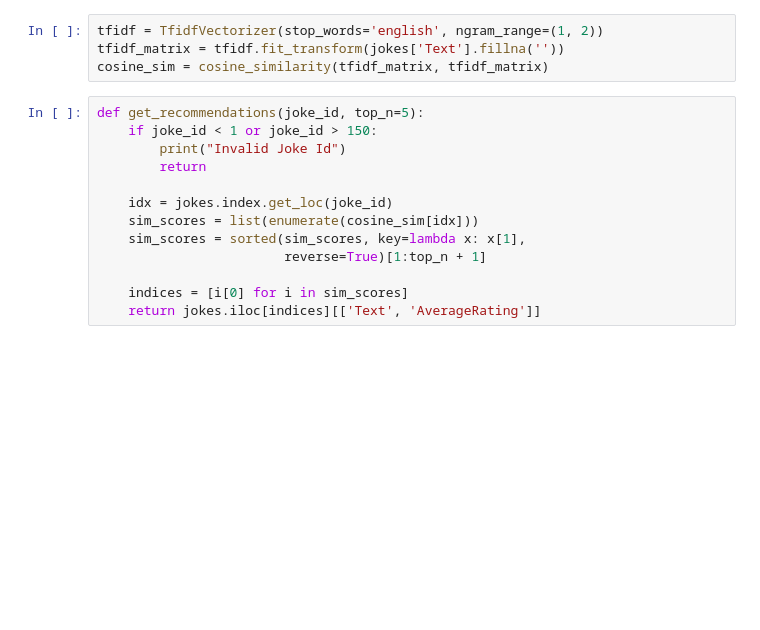
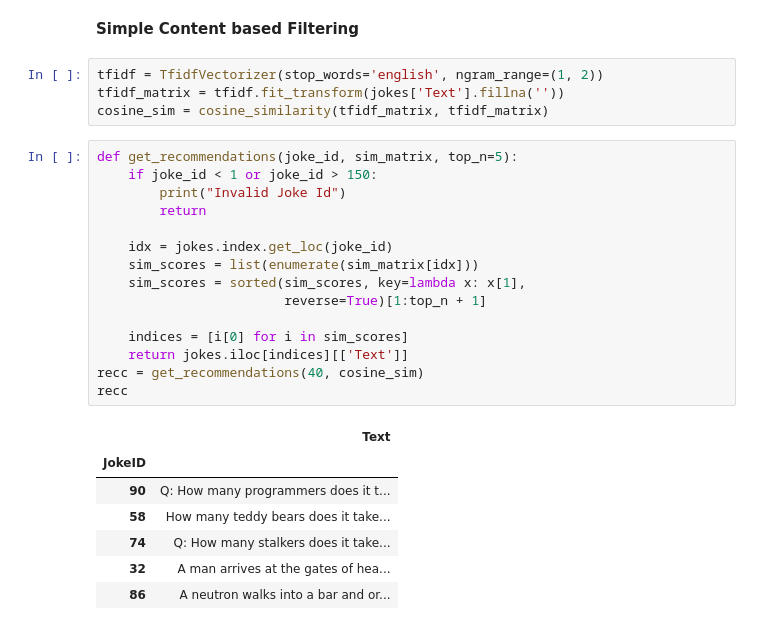
Before and after one commit to marto3344/Jokes-Recommender-System, a Jupyter notebook: notebooks/reccomendations.ipynb, the cells around one changed output. Drawn from its saved outputs; the diff is of its cells as text; blank space fills up the shorter version.

Commit message:
collaborative filtering experiments

```diff
--- a/notebooks/reccomendations.ipynb
+++ b/notebooks/reccomendations.ipynb
@@ -16,18 +23,30 @@ jokes.head()
+# %% [markdown]
+**Simple Content based Filtering**
 # %%
 tfidf = TfidfVectorizer(stop_words='english', ngram_range=(1, 2))
 tfidf_matrix = tfidf.fit_transform(jokes['Text'].fillna(''))
 cosine_sim = cosine_similarity(tfidf_matrix, tfidf_matrix)
 # %%
-def get_recommendations(joke_id, top_n=5):
+def get_recommendations(joke_id, sim_matrix, top_n=5):
     if joke_id < 1 or joke_id > 150:
         print("Invalid Joke Id")
         return
 
     idx = jokes.index.get_loc(joke_id)
-    sim_scores = list(enumerate(cosine_sim[idx]))
+    sim_scores = list(enumerate(sim_matrix[idx]))
     sim_scores = sorted(sim_scores, key=lambda x: x[1],
                         reverse=True)[1:top_n + 1]
 
     indices = [i[0] for i in sim_scores]
-    return jokes.iloc[indices][['Text', 'AverageRating']]
+    return jokes.iloc[indices][['Text']]
+recc = get_recommendations(40, cosine_sim)
+recc
+# %% [output]
+|  | Text |
+| JokeID |  |
+| 90 | Q: How many programmers does it t... |
+| 58 | How many teddy bears does it take... |
+| 74 | Q: How many stalkers does it take... |
+| 32 | A man arrives at the gates of hea... |
+| 86 | A neutron walks into a bar and or... |
 # %%
```
Also changed, not shown: parts of 11 cells of this notebook.
